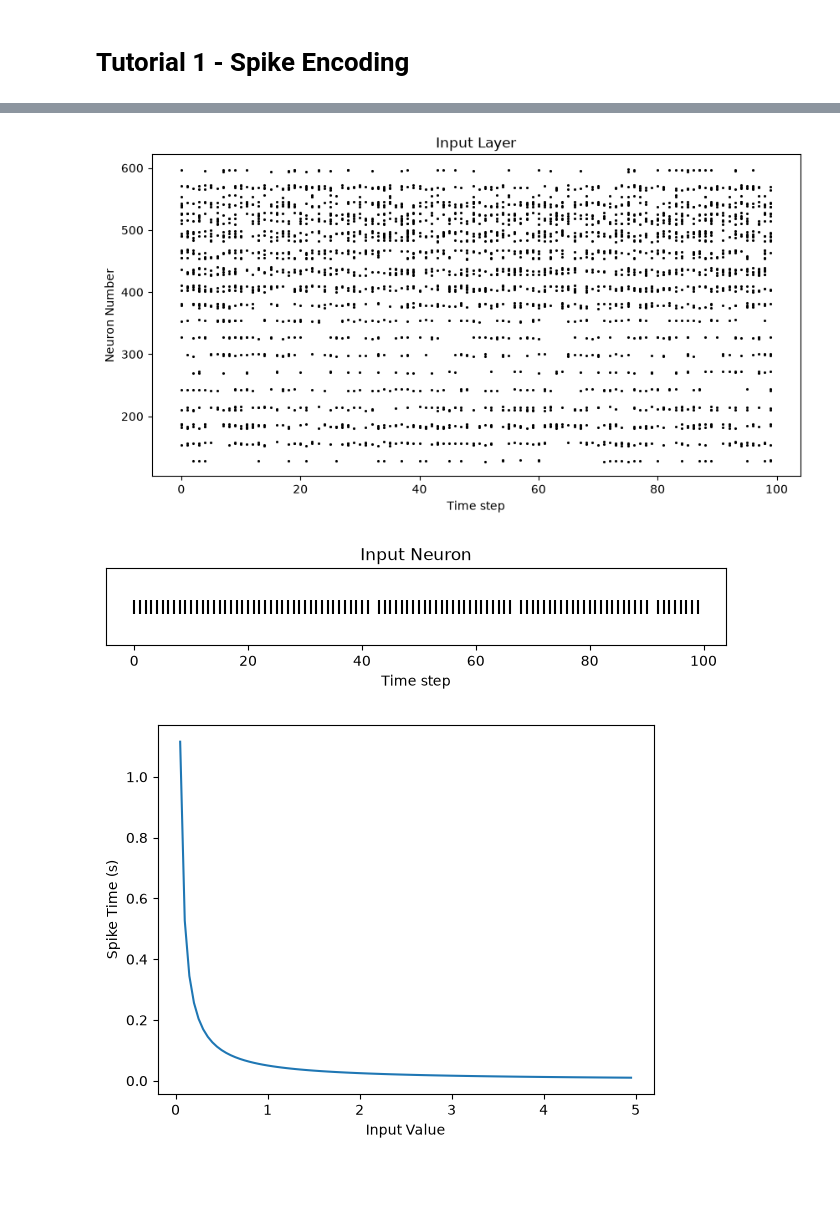
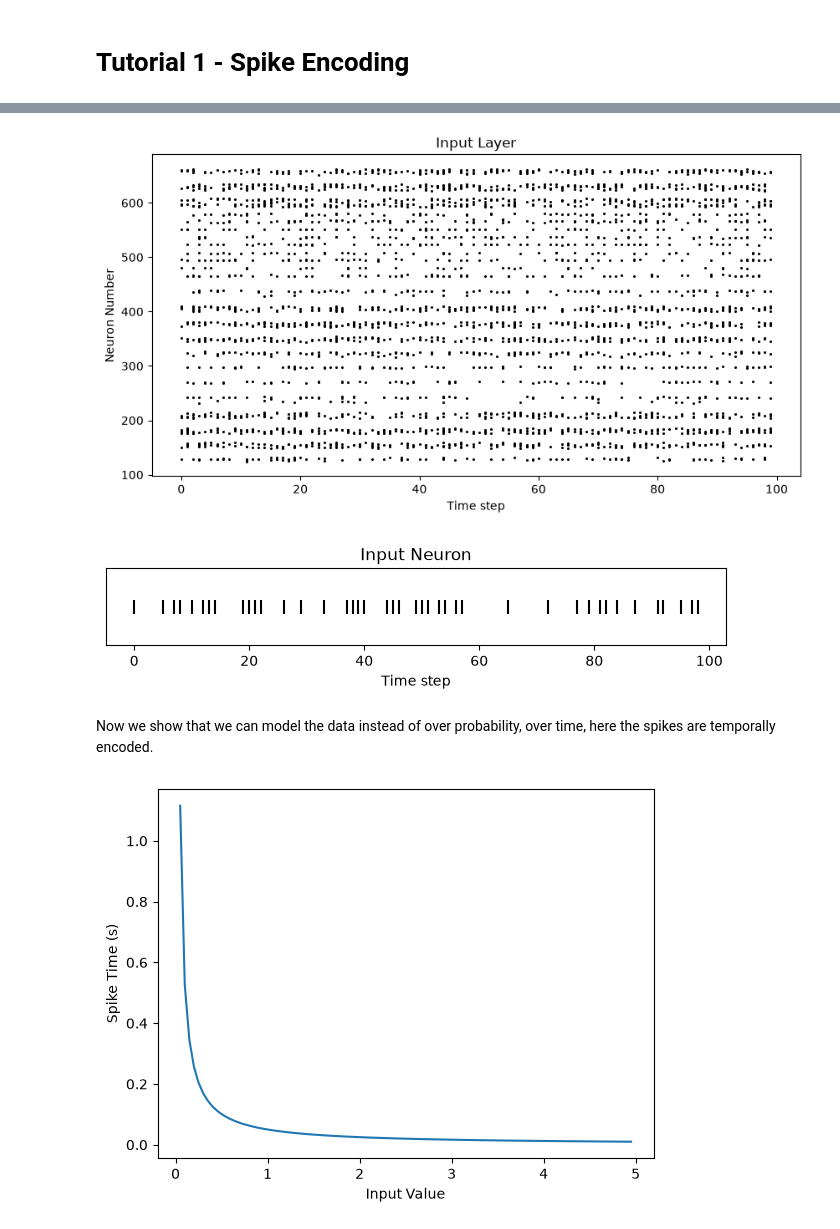
Before and after one commit to petermeeus/SNN_Project-Neural_Networks-RUG-, a Jupyter notebook: src/snn_project/notebooks/tutorial-snntorch.ipynb, the cells around one changed output, grey strips where cells are left out. Saved outputs shown, nothing was run; the diff lists cells and outputs as text; code cells hidden in the pictures; blank space fills up the shorter version.

```diff
--- a/src/snn_project/notebooks/tutorial-snntorch.ipynb
+++ b/src/snn_project/notebooks/tutorial-snntorch.ipynb
@@ -30,3 +27,14 @@ data_path = project_root / "data" / "raw"
 data_path.mkdir(parents=True, exist_ok=True)
 figure_path = project_root / "report" / "figures"
 figure_path.mkdir(parents=True, exist_ok=True)
+# %%
+# Load Dataset using transform specified by tutorial
+transform = transforms.Compose([
+    transforms.Resize((28,28)),
+    transforms.Grayscale(),
+    transforms.ToTensor(),
+    transforms.Normalize((0,), (1,))])
+
+mnist_train = utils.data_subset(datasets.MNIST(data_path, train=True, download=True, transform=transform), subset_loaded)
+train_loader = DataLoader(mnist_train, batch_size=batch_size, shuffle=True)
+print(f"Size of MNIST_train: {len(mnist_train)}")
@@ -75,18 +80,16 @@ plt.rcParams["animation.ffmpeg_path"] = str(
 # %%
 spike_data = spikegen.rate(data_it, num_steps=num_steps)
+spike_data_gain = spikegen.rate(data_it, num_steps=num_steps, gain=0.25)
 spike_data_sample = spike_data[:, 0, 0]
+spike_data_sample_gain = spike_data_gain[:, 0, 0]
+
 print(spike_data.size())
 print(spike_data_sample.size())
+print(f"\nThe output is spiking {spike_data_sample.float().mean() * 100:.2f}% of the time.")
+print(f"The output is spiking {spike_data_sample_gain.float().mean() * 100:.2f}% of the time.")
 
-fig, ax = plt.subplots()
-anim = splt.animator(spike_data_sample, fig, ax)
-video = HTML(anim.to_html5_video())
-plt.close(fig)
-display(video)
-
-animation_path = figure_path / "spike_mnist_animation.mp4"
-anim.save(animation_path, writer="ffmpeg")
-print(f"Saved animation to {animation_path}")
+render_figure(spike_data_sample, "spike_mnist_animation.mp4")
+render_figure(spike_data_sample_gain, "spike_mnist_gain_animation.mp4")
 # %% [output]
 torch.Size([100, 128, 1, 28, 28])
 torch.Size([100, 28, 28])
@@ -126,30 +118,33 @@ plt.show()
 # %%
-spike_data_sample2 = spike_data_sample2.reshape((num_steps, -1))
+spike_data_sample_gain = spike_data_sample_gain.reshape((num_steps, -1))
 
 # raster plot
 fig = plt.figure(facecolor="w", figsize=(10, 5))
 ax = fig.add_subplot(111)
-splt.raster(spike_data_sample2, ax, s=1.5, c="black")
+splt.raster(spike_data_sample_gain, ax, s=1.5, c="black")
 
 plt.title("Input Layer")
 plt.xlabel("Time step")
 plt.ylabel("Neuron Number")
 plt.show()
-
-idx = 210  # index into 210th neuron
-
-fig = plt.figure(facecolor="w", figsize=(8, 1))
-ax = fig.add_subplot(111)
-
-splt.raster(spike_data_sample.reshape(num_steps, -1)[:, idx].unsqueeze(1), ax, s=100, c="black", marker="|")
-
-plt.title("Input Neuron")
-plt.xlabel("Time step")
-plt.yticks([])
-plt.show()
 # %% [output]
-[figure, old version]
+[figure, new version]
-[figure, removed]
+# %%
+idx = 210  # index into 210th neuron
+
+fig = plt.figure(facecolor="w", figsize=(8, 1))
+ax = fig.add_subplot(111)
+
+splt.raster(spike_data_sample.reshape(num_steps, -1)[:, idx].unsqueeze(1), ax, s=100, c="black", marker="|")
+
+plt.title("Input Neuron")
+plt.xlabel("Time step")
+plt.yticks([])
+plt.show()
+# %% [output]
+[figure, added]
+# %% [markdown]
+Now we show that we can model the data instead of over probability, over time, here the spikes are temporally encoded.
 # %%
 def convert_to_time(data, tau=5, threshold=0.01):
   spike_time = tau * torch.log(data / (data - threshold))
```
Also changed, not shown: parts of 77 cells of this notebook.
